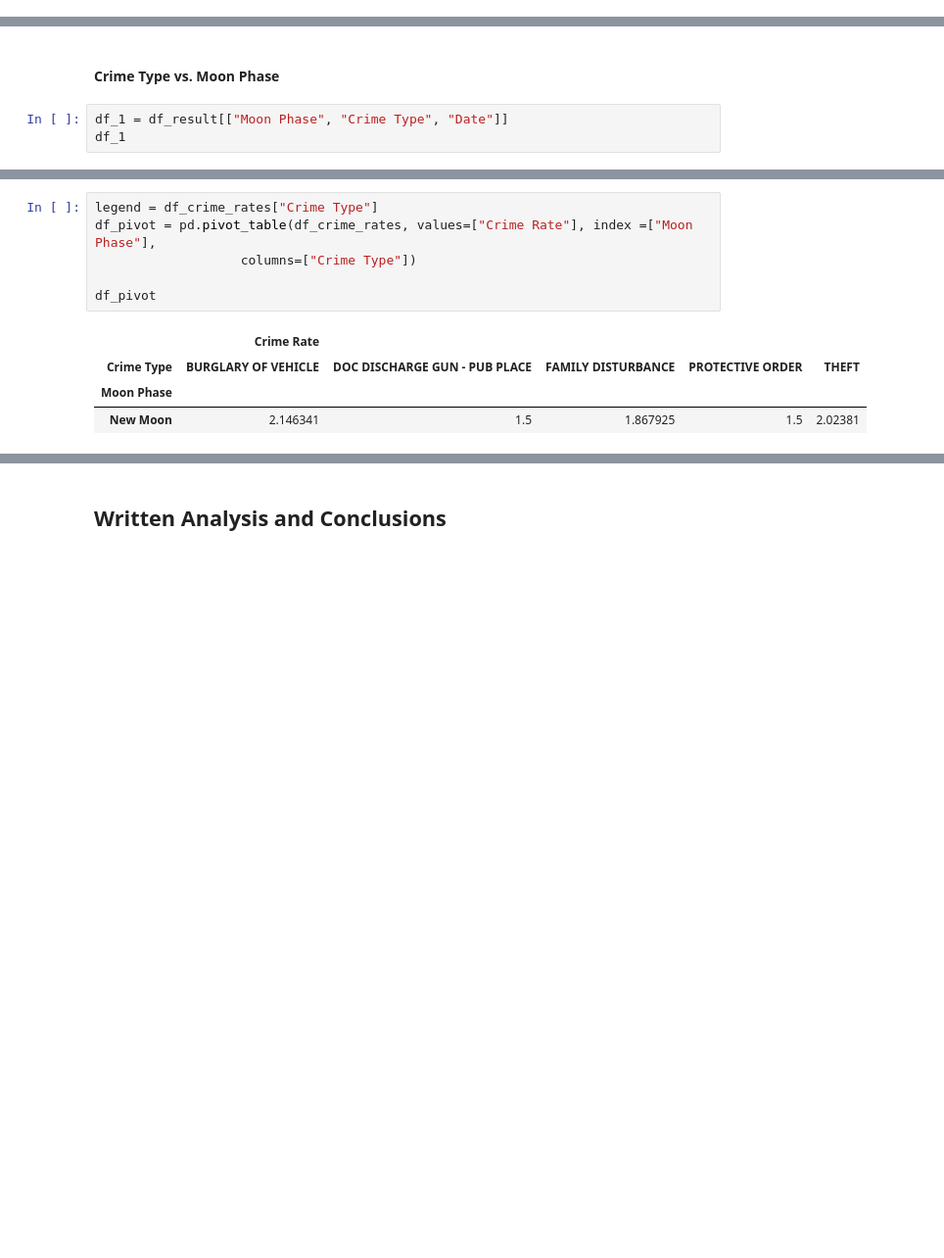
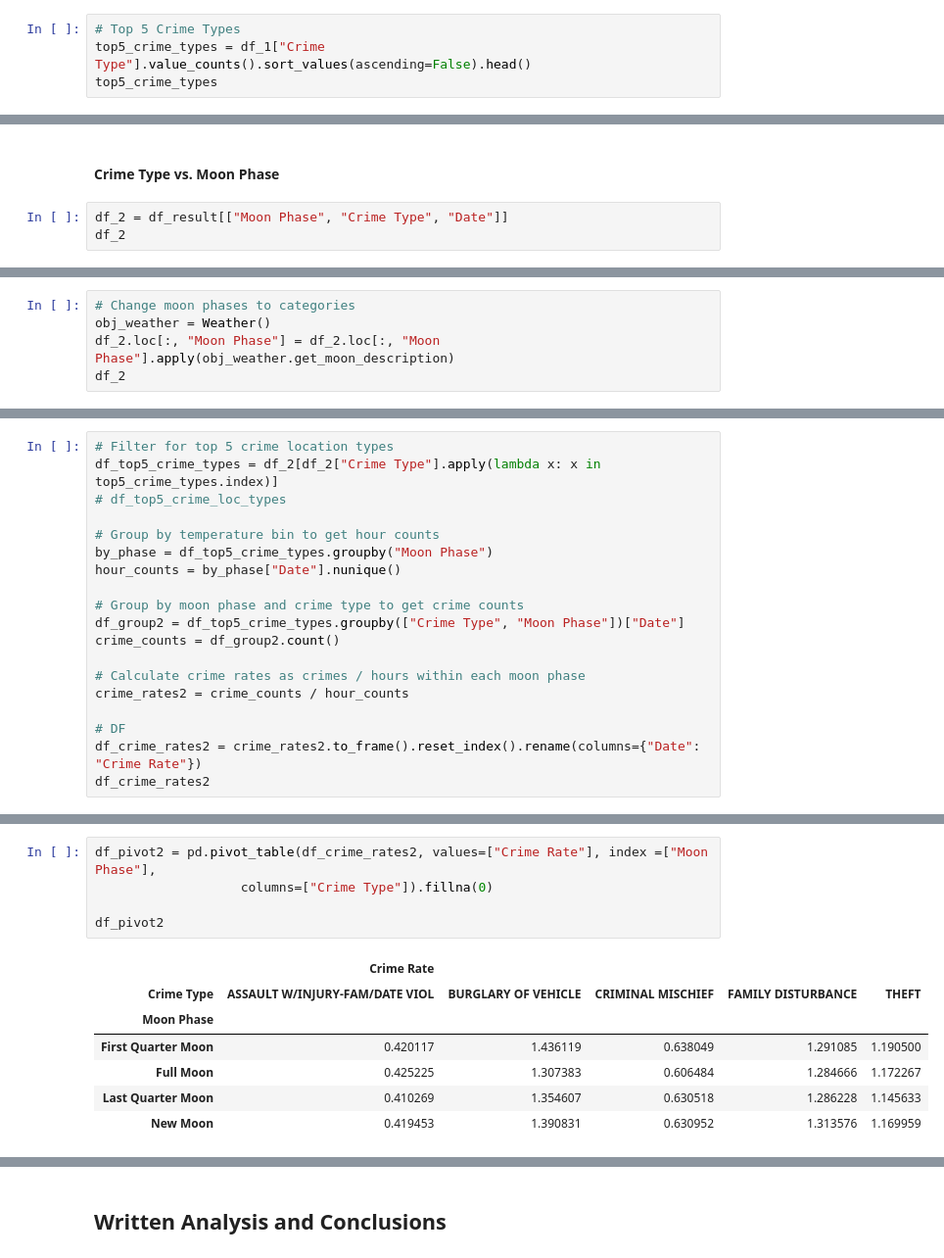
Before and after one commit to eanord4/First-Project, a Jupyter notebook: first-project.ipynb, the cells around one changed output, grey strips where cells are left out. Shown at 98% size. Saved outputs shown, nothing was run; the diff lists cells and outputs as text; blank space fills up the shorter version.

```diff
--- a/first-project.ipynb
+++ b/first-project.ipynb
@@ -205,0 +189,4 @@ df_1 = df_result[["Temperature", "Crime Type", "Date"]]
+# %%
+# Top 5 Crime Types
+top5_crime_types = df_1["Crime Type"].value_counts().sort_values(ascending=False).head()
+top5_crime_types
@@ -271,7 +291,7 @@ plt.tick_params(labelsize=18)
 # %% [markdown]
 #### Crime Type vs. Moon Phase
 # %%
-df_1 = df_result[["Moon Phase", "Crime Type", "Date"]]
-df_1
+df_2 = df_result[["Moon Phase", "Crime Type", "Date"]]
+df_2
 # %% [output]
 |  | Moon Phase | Crime Type | Date |
@@ -305,0 +310,5 @@ df_crime_rates
+# %%
+# Change moon phases to categories
+obj_weather = Weather()
+df_2.loc[:, "Moon Phase"] = df_2.loc[:, "Moon Phase"].apply(obj_weather.get_moon_description)
+df_2
@@ -305,0 +337,19 @@ df_crime_rates
+# %%
+# Filter for top 5 crime location types
+df_top5_crime_types = df_2[df_2["Crime Type"].apply(lambda x: x in top5_crime_types.index)]
+# df_top5_crime_loc_types
+
+# Group by temperature bin to get hour counts
+by_phase = df_top5_crime_types.groupby("Moon Phase")
+hour_counts = by_phase["Date"].nunique()
+
+# Group by moon phase and crime type to get crime counts
+df_group2 = df_top5_crime_types.groupby(["Crime Type", "Moon Phase"])["Date"]
+crime_counts = df_group2.count()
+
+# Calculate crime rates as crimes / hours within each moon phase
+crime_rates2 = crime_counts / hour_counts
+
+# DF
+df_crime_rates2 = crime_rates2.to_frame().reset_index().rename(columns={"Date": "Crime Rate"})
+df_crime_rates2
@@ -306,12 +384,14 @@ df_crime_rates
 # %%
-legend = df_crime_rates["Crime Type"]
-df_pivot = pd.pivot_table(df_crime_rates, values=["Crime Rate"], index =["Moon Phase"],
-                   columns=["Crime Type"])
+df_pivot2 = pd.pivot_table(df_crime_rates2, values=["Crime Rate"], index =["Moon Phase"],
+                   columns=["Crime Type"]).fillna(0)
 
-df_pivot
+df_pivot2
 # %% [output]
 |  | Crime Rate |  |  |  |  |
-| Crime Type | BURGLARY OF VEHICLE | DOC DISCHARGE GUN - PUB PLACE | FAMILY DISTURBANCE | PROTECTIVE ORDER | THEFT |
+| Crime Type | ASSAULT W/INJURY-FAM/DATE VIOL | BURGLARY OF VEHICLE | CRIMINAL MISCHIEF | FAMILY DISTURBANCE | THEFT |
 | Moon Phase |  |  |  |  |  |
-| New Moon | 2.146341 | 1.5 | 1.867925 | 1.5 | 2.02381 |
+| First Quarter Moon | 0.420117 | 1.436119 | 0.638049 | 1.291085 | 1.190500 |
+| Full Moon | 0.425225 | 1.307383 | 0.606484 | 1.284666 | 1.172267 |
+| Last Quarter Moon | 0.410269 | 1.354607 | 0.630518 | 1.286228 | 1.145633 |
+| New Moon | 0.419453 | 1.390831 | 0.630952 | 1.313576 | 1.169959 |
 # %%
```
Also changed, not shown: parts of 40 cells of this notebook, 3 other files.
